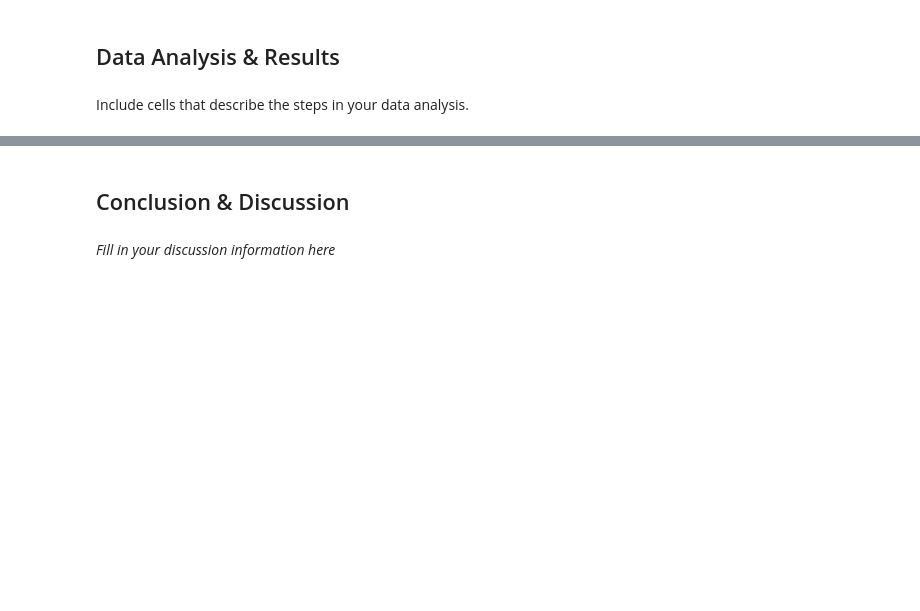
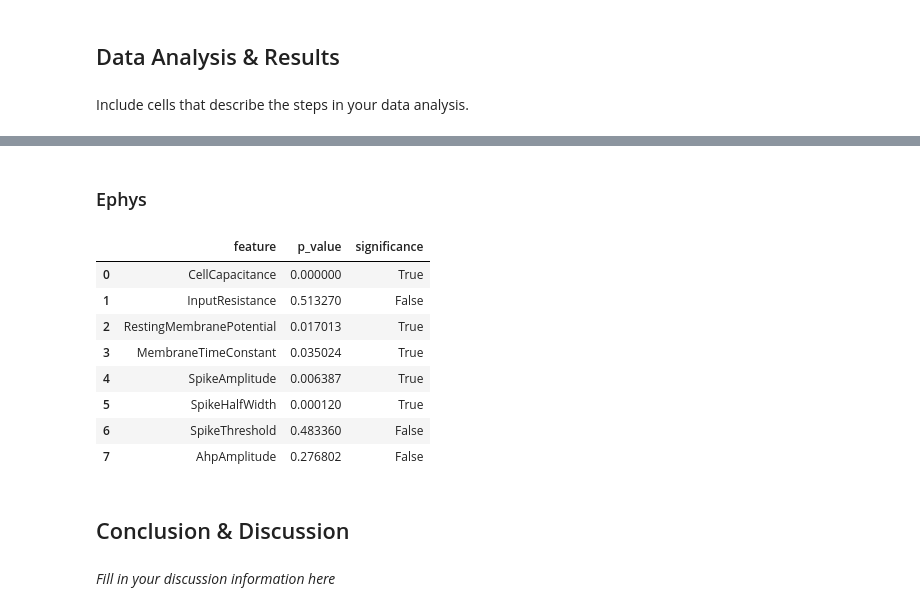
Before and after one commit to pbvijaya/BIPN162_Cell_Types, a Jupyter notebook: CellTypesProject.ipynb, the cells around one changed output, grey strips where cells are left out. Saved outputs shown, nothing was run; the diff lists cells and outputs as text; code cells hidden in the pictures; blank space fills up the shorter version.

```diff
--- a/CellTypesProject.ipynb
+++ b/CellTypesProject.ipynb
@@ -328,3 +328,26 @@ plt.show()
+# %% [markdown]
+### Ephys
+# %%
+# For ephys data:
+ephys_feature_list = list(ENT_ephys_data.columns)
+ephys_pval_list = []
+for feature in ephys_feature_list:
+    ephys_t, ephys_pval = ttest_ind(CA1_ephys_data[feature], ENT_ephys_data[feature])
+    ephys_pval_list.append(ephys_pval)
+# %%
+ephys_pval_df = pd.DataFrame().assign(feature=ephys_feature_list, p_value=ephys_pval_list)
+ephys_pval_df = ephys_pval_df.assign(significance=(ephys_pval_df['p_value'] < 0.05))
+ephys_pval_df
+# %% [output]
+|  | feature | p_value | significance |
+| 0 | CellCapacitance | 0.000000 | True |
+| 1 | InputResistance | 0.513270 | False |
+| 2 | RestingMembranePotential | 0.017013 | True |
+| 3 | MembraneTimeConstant | 0.035024 | True |
+| 4 | SpikeAmplitude | 0.006387 | True |
+| 5 | SpikeHalfWidth | 0.000120 | True |
+| 6 | SpikeThreshold | 0.483360 | False |
+| 7 | AhpAmplitude | 0.276802 | False |
 # %% [markdown]
 ## Conclusion & Discussion
 # %% [markdown]
```
Also changed, not shown: parts of 12 cells of this notebook.
